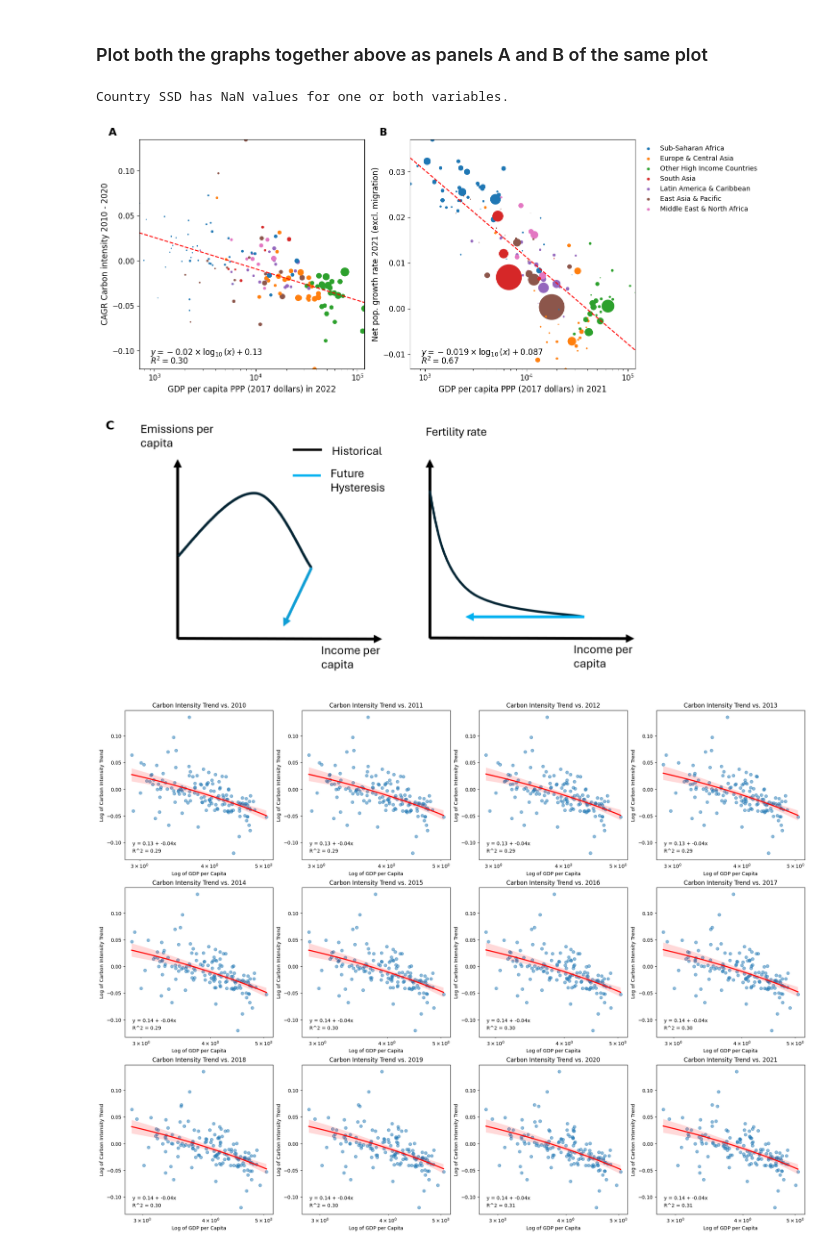
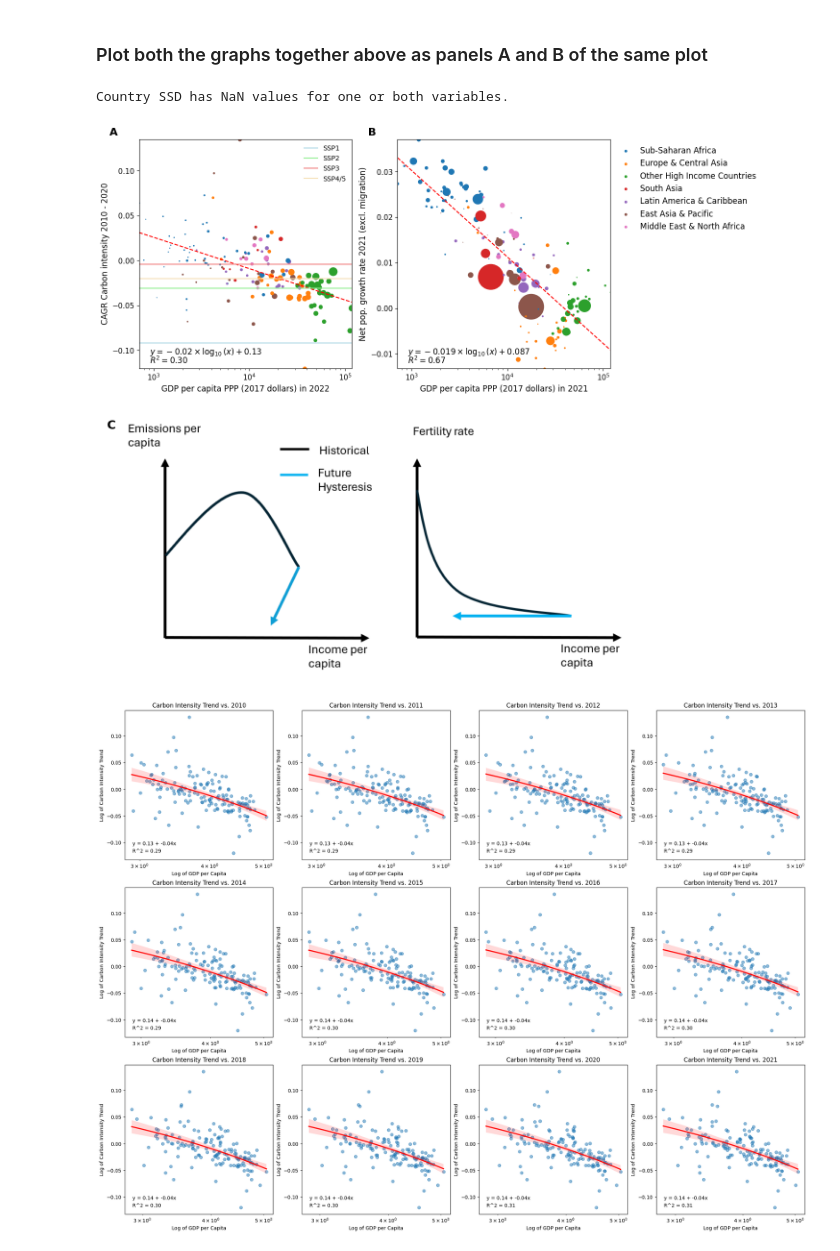
Before and after one commit to yannickoswald/convergence, a Jupyter notebook: first_data_explorations.ipynb, the cells around one changed output. Drawn from its saved outputs; the diff is of its cells as text; code cells hidden in the pictures.

Commit message:
new_additions
changes also with respect already to paper with jarmo and keywan

```diff
--- a/first_data_explorations.ipynb
+++ b/first_data_explorations.ipynb
@@ -581,6 +581,21 @@ ax1.annotate(r'$y = {:.2f} \times \log_{{10}}(x) + {:.2f}$'.format(coefficients[
 # Labeling Panel A
 ax1.text(-0.1, 1.05, 'A', transform=ax1.transAxes, fontsize=16, fontweight='bold', va='top', ha='right')
 
+# in axis1 draw horizontal line at -0.092, -0.031, -0.004 and -0.02. call it ssp1, ssp2, ssp3 and ssp4/5 respectively use these colors colors = ['lightblue', 'lightgreen', 'lightcoral', 'wheat']
+# Draw horizontal lines at specified y-values
+colors = ['lightblue', 'lightgreen', 'lightcoral', 'wheat']
+y_values = [-0.092, -0.031, -0.004, -0.02]
+ssp_labels = ['SSP1', 'SSP2', 'SSP3', 'SSP4/5']
+for y, color, label in zip(y_values, colors, ssp_labels):
+    ax1.axhline(y=y, color=color, linestyle='-', label=label)
+
+#plot corresponding legend only for the ssp lines and the linear fit line, not any other data points
+handles, labels = ax1.get_legend_handles_labels()
+handles = [h for h in handles if 'SSP' in h.get_label() or 'Fit' in h.get_label()]
+labels = [l for l in labels if 'SSP' in l or 'Fit' in l]
+# legend location inside the plot upper right
+ax1.legend(handles, labels, loc='upper right', frameon=False)
+
 regions_appeared.clear()  # Reset for the second plot
 list_values_gdp = []
 list_values_net = []
@@ -624,35 +639,35 @@ correlation_matrix = np.corrcoef(np.log10(list_values_gdp), list_values_net)
 r_squared = correlation_matrix[0, 1] ** 2
 ax2.annotate(r'$R^2 = {:.2f}$'.format(r_squared), xy=(0.05, 0.02), xycoords='axes fraction', fontsize = 12)
 
 # Annotate the equation of the linear fit line for the second plot, also in the left lower corner
 ax2.annotate(r'$y = {:.3f} \times \log_{{10}}(x) + {:.3f}$'.format(coefficients[0], coefficients[1]), xy=(0.05, 0.06), xycoords='axes fraction', fontsize = 12)
 
 # Labeling Panel B in the upper left corner
 ax2.text(-0.1, 1.05, 'B', transform=ax2.transAxes, fontsize=16, fontweight='bold', va='top', ha='right')
 
 
 # Modify legend handling for the second plot to place it outside
-lgnd = ax2.legend(loc='upper left', bbox_to_anchor=(1, 1), frameon=False)
+lgnd = ax2.legend(loc='upper left', bbox_to_anchor=(1, 1), frameon=False, fontsize = 12)
 for handle in lgnd.legend_handles:
     handle.set_sizes([10])
 
 # Load and add image to ax3
 img = plt.imread('.\\panel_c_figure_1.png')  # Ensure correct path and file extension
 imagebox = OffsetImage(img, zoom=0.35)
 ab = AnnotationBbox(imagebox, (0.5, 0.5), frameon=False, box_alignment=(0.5, 0.5), xycoords='axes fraction')
 ax3.add_artist(ab)
 ax3.axis('off')  # Ensure no axis is visible for clarity
 
 # Annotate Panel C for clarity
 ax3.text(-0.05, 1.05, 'C', transform=ax3.transAxes, fontsize=18, fontweight='bold', va='top', ha='right')
 
 plt.tight_layout()
 # Save plot as high-resolution PNG file
 plt.savefig('fig1.png', dpi=300, bbox_inches='tight')
 plt.show()
 # %% [output]
 Country SSD has NaN values for one or both variables.
-[figure, old version]
+[figure, new version]
 # %%
 # import co2-emissions-and-gdp-per-capita.csv into a pandas dataframe already and check whether other gdp pc  on axis in panel A above the relationship still holds
 # Importing the data
```
Also changed, not shown: 12 other files.
